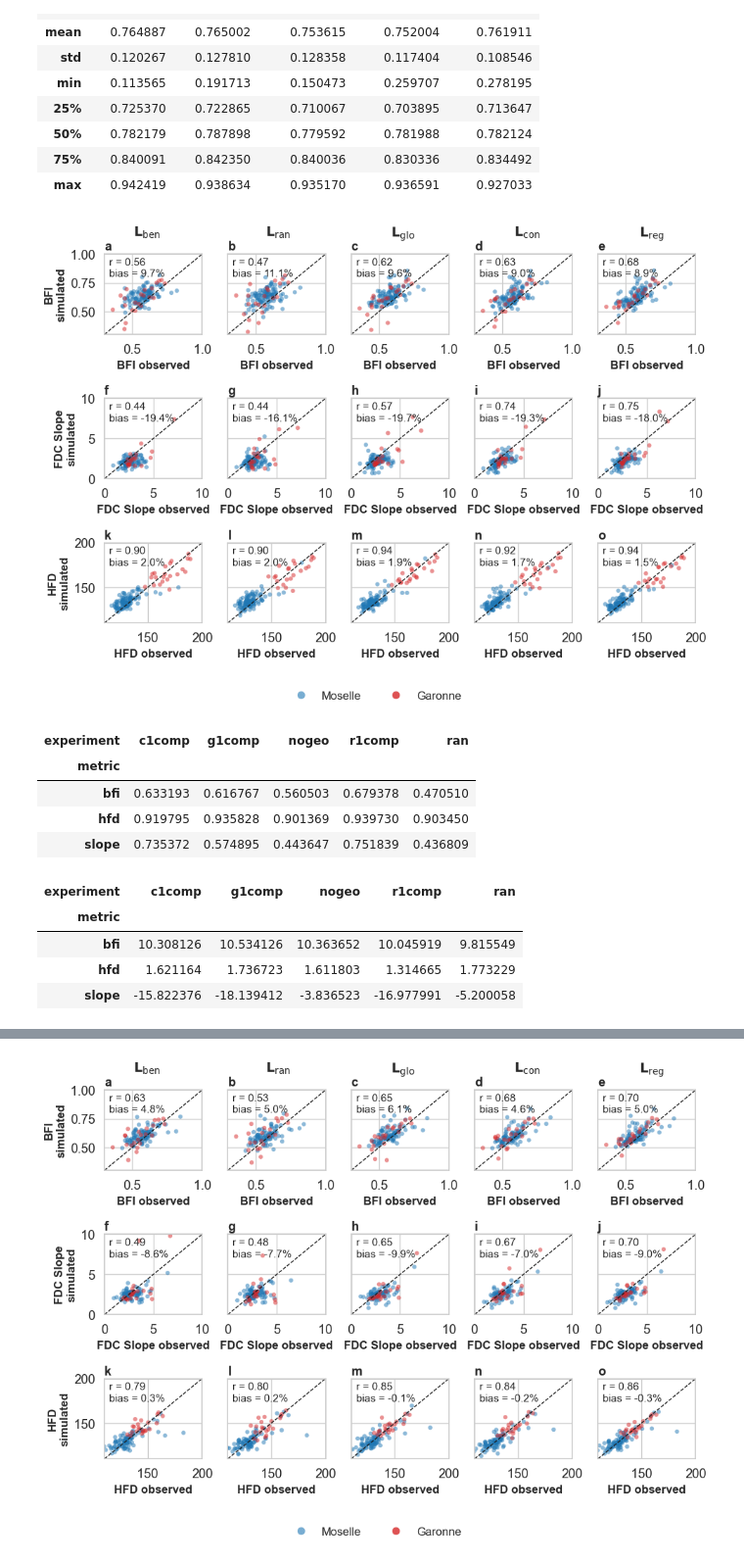
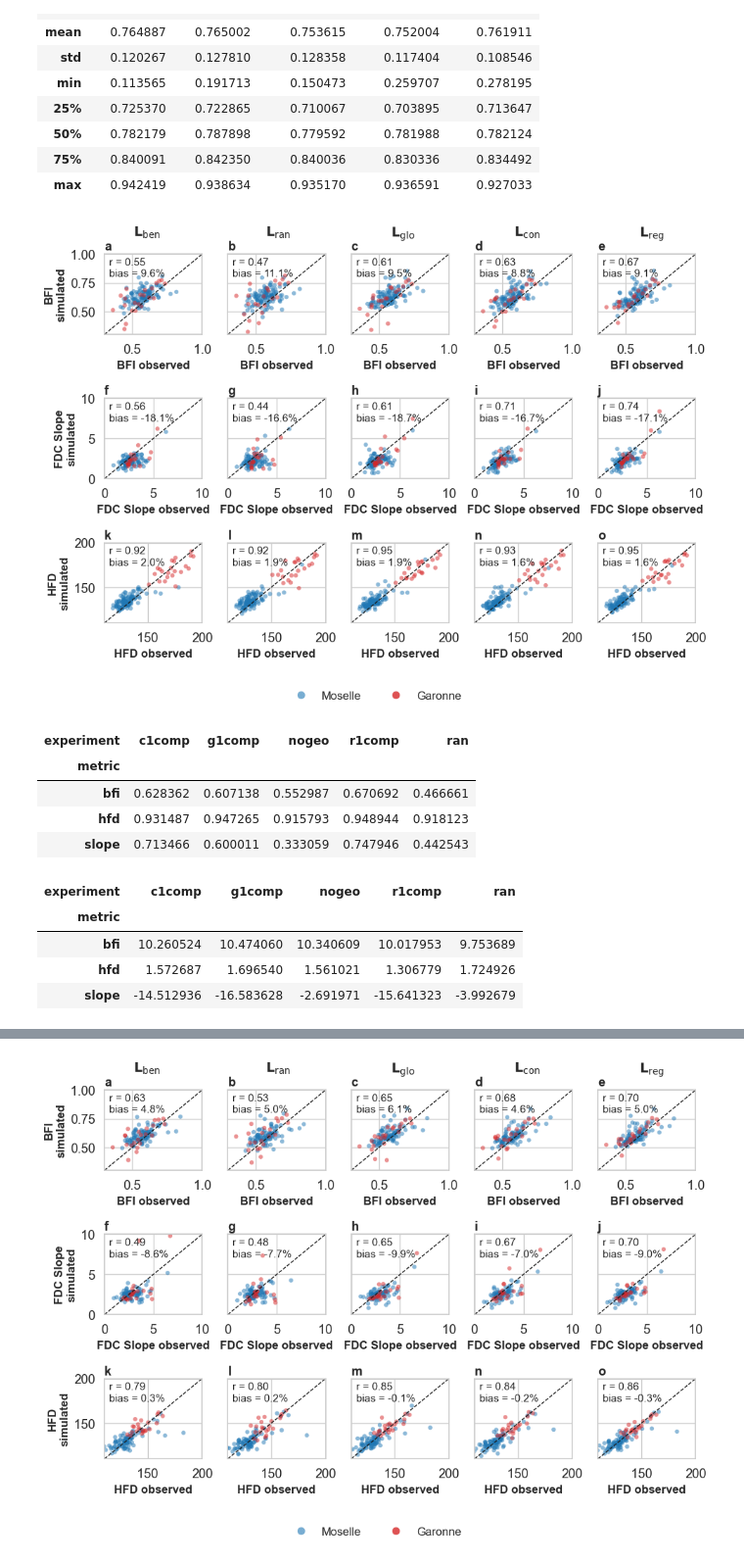
Before and after one commit to thiagovmdon/estreams_superflexpy, a Jupyter notebook: code/Part-F-figures-and-analysis-LSTM.ipynb, the cells around one changed output, grey strips where cells are left out. Shown at 98% size. Drawn from its saved outputs; the diff is of its cells as text; code cells hidden in the pictures.

```diff
--- a/code/Part-F-figures-and-analysis-LSTM.ipynb
+++ b/code/Part-F-figures-and-analysis-LSTM.ipynb
@@ -876,7 +878,7 @@ ds = ds_all.mean(dim="seed")
 
 
 # TIME RANGE
-start_date = "2002-10-01"
+start_date = "2001-10-01"
 end_date   = "2015-09-30"
 
 selected_gauge_ids = network_estreams_garonne_and_moselle.index.unique().tolist()
@@ -2476,9 +2599,9 @@ data_diff_complete_dict_plot_scatter = data_diff_val_complete_dict_plot.copy()
 #    data_diff_complete_dict_plot_scatter.drop(index="FR001592", errors="ignore")
 #)
 #
-#data_diff_complete_dict_plot_scatter.loc[["FR001592"],
-#    ["slope_c1comp", "slope_r1comp", "slope_g1comp", "slope_nogeo", "slope_ran"]
-#] = np.nan, np.nan, np.nan, np.nan, np.nan
+data_diff_complete_dict_plot_scatter.loc[["FR001592"],
+    ["slope_c1comp", "slope_r1comp", "slope_g1comp", "slope_nogeo", "slope_ran"]
+] = np.nan, np.nan, np.nan, np.nan, np.nan
 
 #data_diff_cal_complete_dict_plot_scatter = (
 #    data_diff_cal_complete_dict_plot_scatter.drop("FR000144"))
@@ -2636,33 +2759,33 @@ for row, (metric, row_title) in enumerate(zip(metrics, metric_titles)):
 from matplotlib.lines import Line2D
 
 legend_elements = [
     Line2D([0], [0], marker='o', color='w', label='Moselle',
            markerfacecolor=basin_colors["moselle"], markersize=8, markeredgecolor='none', alpha=0.6),
     Line2D([0], [0], marker='o', color='w', label='Garonne',
            markerfacecolor=basin_colors["garonne"], markersize=8, markeredgecolor='none', alpha=0.8),
 ]
 
 fig.legend(
     handles=legend_elements,
     loc="lower center",
     ncol=2,
     frameon=False,
     fontsize=12
 )
 
 # Column titles
 col_positions = [0.17, 0.36, 0.54, 0.72, 0.9]
 for x, title in zip(col_positions, scale_titles):
     fig.text(x, 1, title, ha='center', va='top',
              fontsize=14, fontweight='bold')
 
 # Layout
 plt.tight_layout()
 plt.subplots_adjust(top=0.94, bottom=0.18)
 
 ## Save
-plt.savefig("../results/figs/figures/jpgs/fig07.jpg", dpi=300)
+#plt.savefig("../results/figs/figures/jpgs/fig07.jpg", dpi=300)
 plt.show()
 # %% [output]
-[figure, old version]
+[figure, new version]
 # %%
@@ -2711,17 +2834,17 @@ table_r
 # %% [output]
 | experiment | c1comp | g1comp | nogeo | r1comp | ran |
 | metric |  |  |  |  |  |
-| bfi | 0.633193 | 0.616767 | 0.560503 | 0.679378 | 0.470510 |
-| hfd | 0.919795 | 0.935828 | 0.901369 | 0.939730 | 0.903450 |
-| slope | 0.735372 | 0.574895 | 0.443647 | 0.751839 | 0.436809 |
+| bfi | 0.628362 | 0.607138 | 0.552987 | 0.670692 | 0.466661 |
+| hfd | 0.931487 | 0.947265 | 0.915793 | 0.948944 | 0.918123 |
+| slope | 0.713466 | 0.600011 | 0.333059 | 0.747946 | 0.442543 |
 # %%
 table_bias
 # %% [output]
 | experiment | c1comp | g1comp | nogeo | r1comp | ran |
 | metric |  |  |  |  |  |
-| bfi | 10.308126 | 10.534126 | 10.363652 | 10.045919 | 9.815549 |
-| hfd | 1.621164 | 1.736723 | 1.611803 | 1.314665 | 1.773229 |
-| slope | -15.822376 | -18.139412 | -3.836523 | -16.977991 | -5.200058 |
+| bfi | 10.260524 | 10.474060 | 10.340609 | 10.017953 | 9.753689 |
+| hfd | 1.572687 | 1.696540 | 1.561021 | 1.306779 | 1.724926 |
+| slope | -14.512936 | -16.583628 | -2.691971 | -15.641323 | -3.992679 |
 # %%
 is_garonne = network_estreams_garonne_22_gauges.index.tolist()
 is_moselle = network_estreams_moselle_108_gauges.index.tolist()
```
Also changed, not shown: parts of 20 cells of this notebook, 4 other files.
